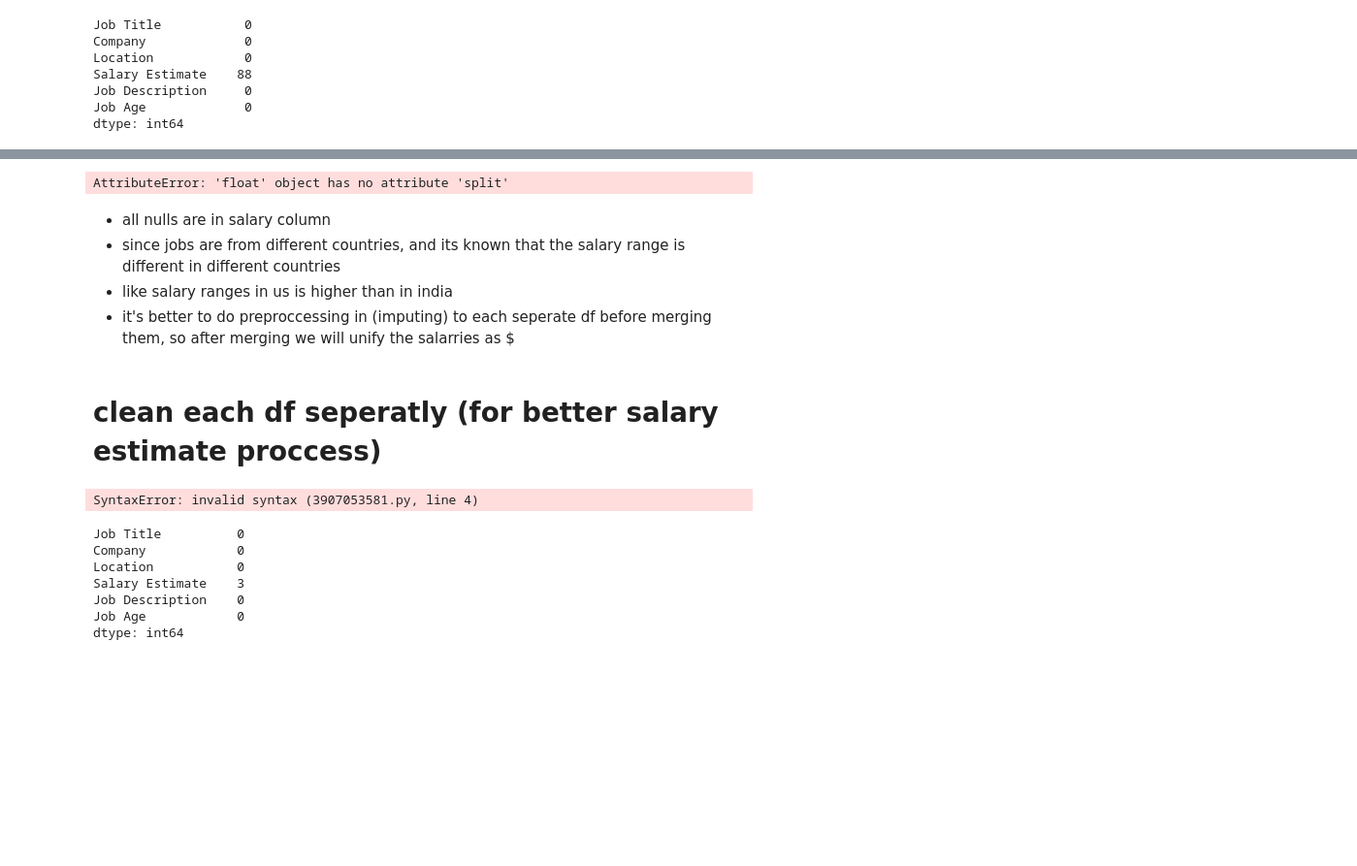
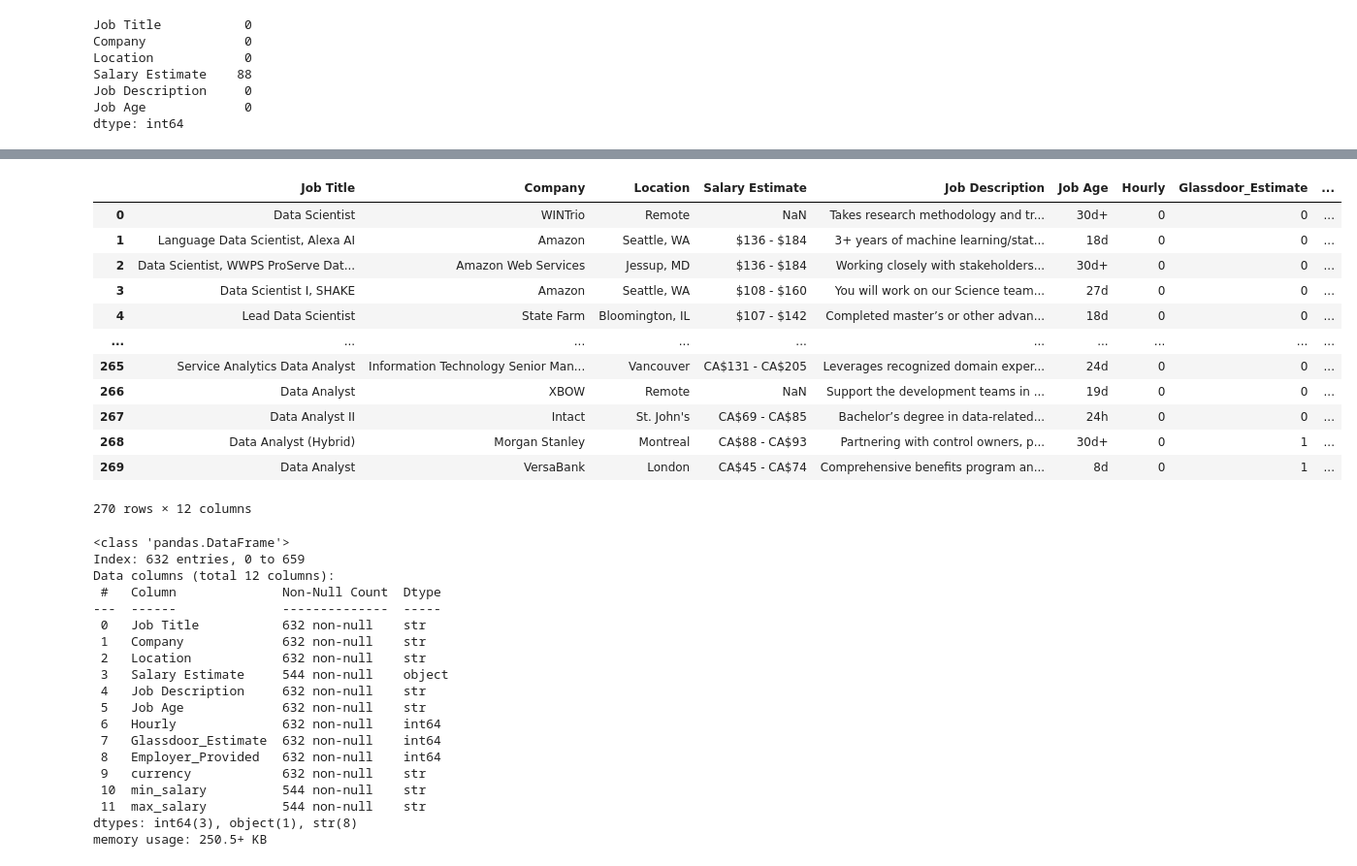
Before and after one commit to Salah-Mo-hammed/ds-jobs, a Jupyter notebook: ds_jobs_project/notebooks/ds_jobs_notebook.ipynb, the cells around one changed output, grey strips where cells are left out. Shown at 97% size. Saved outputs shown, nothing was run; the diff lists cells and outputs as text; code cells hidden in the pictures; blank space fills up the shorter version.

```diff
--- a/ds_jobs_project/notebooks/ds_jobs_notebook.ipynb
+++ b/ds_jobs_project/notebooks/ds_jobs_notebook.ipynb
@@ -154,11 +448,34 @@ df['salary_type'].head()
 # %%
-df['salary_type']=df['Salary Estimate'].apply(lambda x: x.split('(')[0])
+# i made 2 functions because some salary estimates have just one salary (like: CA$42.00 - CA$45.00 Per Hour (Employer provided)) and may don't have ('-') to split
+def split_min_salary(salary_estimate):
+    if pd.isna(salary_estimate):
+        return None
+    min_salary=salary_estimate.split('-')[0].strip()
+    return min_salary
+
+def split_max_salary(salary_estimate):
+    if pd.isna(salary_estimate):
+        return None
+    if '-' not in salary_estimate:
+        return split_min_salary(salary_estimate) # if there is no max salary, return the min salary as the max salary
+    max_salary=salary_estimate.split('-')[1].strip()
+    return max_salary
+
+df['min_salary']=df['Salary Estimate'].apply(split_min_salary).str.replace({'$':'', '£':'', 'CA':'', 'SGD':'', 'FCFA':'', 'A$':'','Ca':''})
+df['max_salary']=df['Salary Estimate'].apply(split_max_salary).str.replace({'$':'', '£':'', 'CA':'', 'SGD':'', 'FCFA':'', 'A$':'','Ca':''})
+
+df.head(270)
 # %% [output]
+|  | Job Title | Company | Location | Salary Estimate | Job Description | Job Age | Hourly | Glassdoor_Estimate | ... |
+| 0 | Data Scientist | WINTrio | Remote | NaN | Takes research methodology and tr... | 30d+ | 0 | 0 | ... |
+| 1 | Language Data Scientist, Alexa AI | Amazon | Seattle, WA | $136 - $184 | 3+ years of machine learning/stat... | 18d | 0 | 0 | ... |
+| 2 | Data Scientist, WWPS ProServe Dat... | Amazon Web Services | Jessup, MD | $136 - $184 | Working closely with stakeholders... | 30d+ | 0 | 0 | ... |
+| 3 | Data Scientist I, SHAKE | Amazon | Seattle, WA | $108 - $160 | You will work on our Science team... | 27d | 0 | 0 | ... |
+| 4 | Lead Data Scientist | State Farm | Bloomington, IL | $107 - $142 | Completed master’s or other advan... | 18d | 0 | 0 | ... |
+| ... | ... | ... | ... | ... | ... | ... | ... | ... | ... |
+| 265 | Service Analytics Data Analyst | Information Technology Senior Man... | Vancouver | CA$131 - CA$205 | Leverages recognized domain exper... | 24d | 0 | 0 | ... |
+| 266 | Data Analyst | XBOW | Remote | NaN | Support the development teams in ... | 19d | 0 | 0 | ... |
+| 267 | Data Analyst II | Intact | St. John's | CA$69 - CA$85 | Bachelor’s degree in data-related... | 24h | 0 | 0 | ... |
+| 268 | Data Analyst (Hybrid) | Morgan Stanley | Montreal | CA$88 - CA$93 | Partnering with control owners, p... | 30d+ | 0 | 1 | ... |
+| 269 | Data Analyst | VersaBank | London | CA$45 - CA$74 | Comprehensive benefits program an... | 8d | 0 | 1 | ... |
-AttributeError: 'float' object has no attribute 'split'
+270 rows × 12 columns
-# %% [markdown]
-- all nulls are in salary column
-- since jobs are from different countries, and its known that the salary range is different in different countries
-- like salary ranges in us is higher than in india
-- it's better to do preproccessing in (imputing) to each seperate df before merging them, so after merging we will unify the salarries as $
-# %% [markdown]
-# clean each df seperatly (for better salary estimate proccess)
@@ -169,14 +482,22 @@ dfs[1].head(50)
-# %%
-df=df['s']
-# %% [output]
-SyntaxError: invalid syntax (3907053581.py, line 4)
-# %%
-dfs[1].isna().sum()
-# %% [output]
-Job Title          0
-Company            0
-Location           0
-Salary Estimate    3
-Job Description    0
-Job Age            0
-dtype: int64
+# %%
+df.info()
+# %% [output]
+<class 'pandas.DataFrame'>
+Index: 632 entries, 0 to 659
+Data columns (total 12 columns):
+ #   Column              Non-Null Count  Dtype
+---  ------              --------------  -----
+ 0   Job Title           632 non-null    str
+ 1   Company             632 non-null    str
+ 2   Location            632 non-null    str
+ 3   Salary Estimate     544 non-null    object
+ 4   Job Description     632 non-null    str
+ 5   Job Age             632 non-null    str
+ 6   Hourly              632 non-null    int64
+ 7   Glassdoor_Estimate  632 non-null    int64
+ 8   Employer_Provided   632 non-null    int64
+ 9   currency            632 non-null    str
+ 10  min_salary          544 non-null    str
+ 11  max_salary          544 non-null    str
+dtypes: int64(3), object(1), str(8)
+memory usage: 250.5+ KB
```
Also changed, not shown: parts of 31 cells of this notebook.
